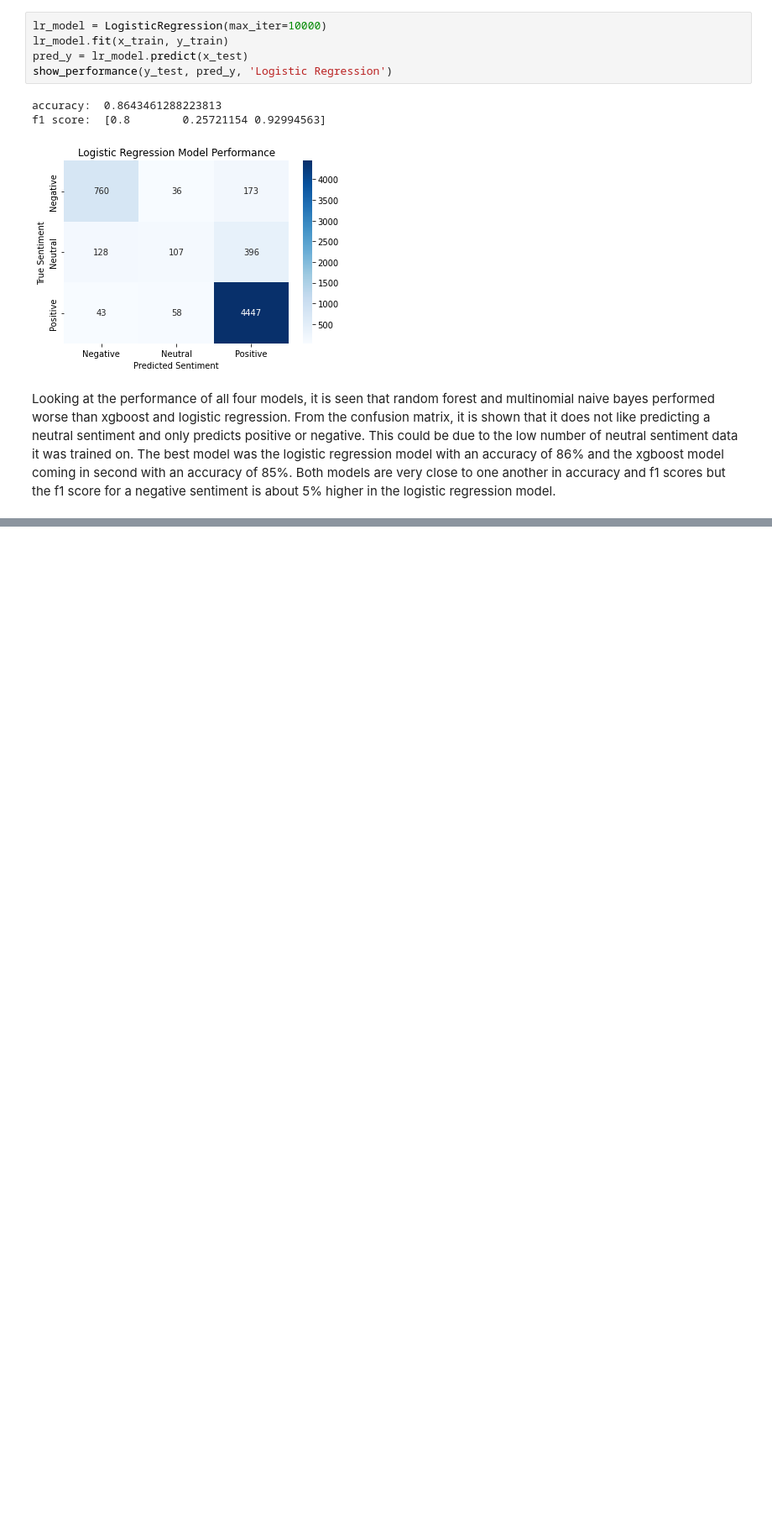
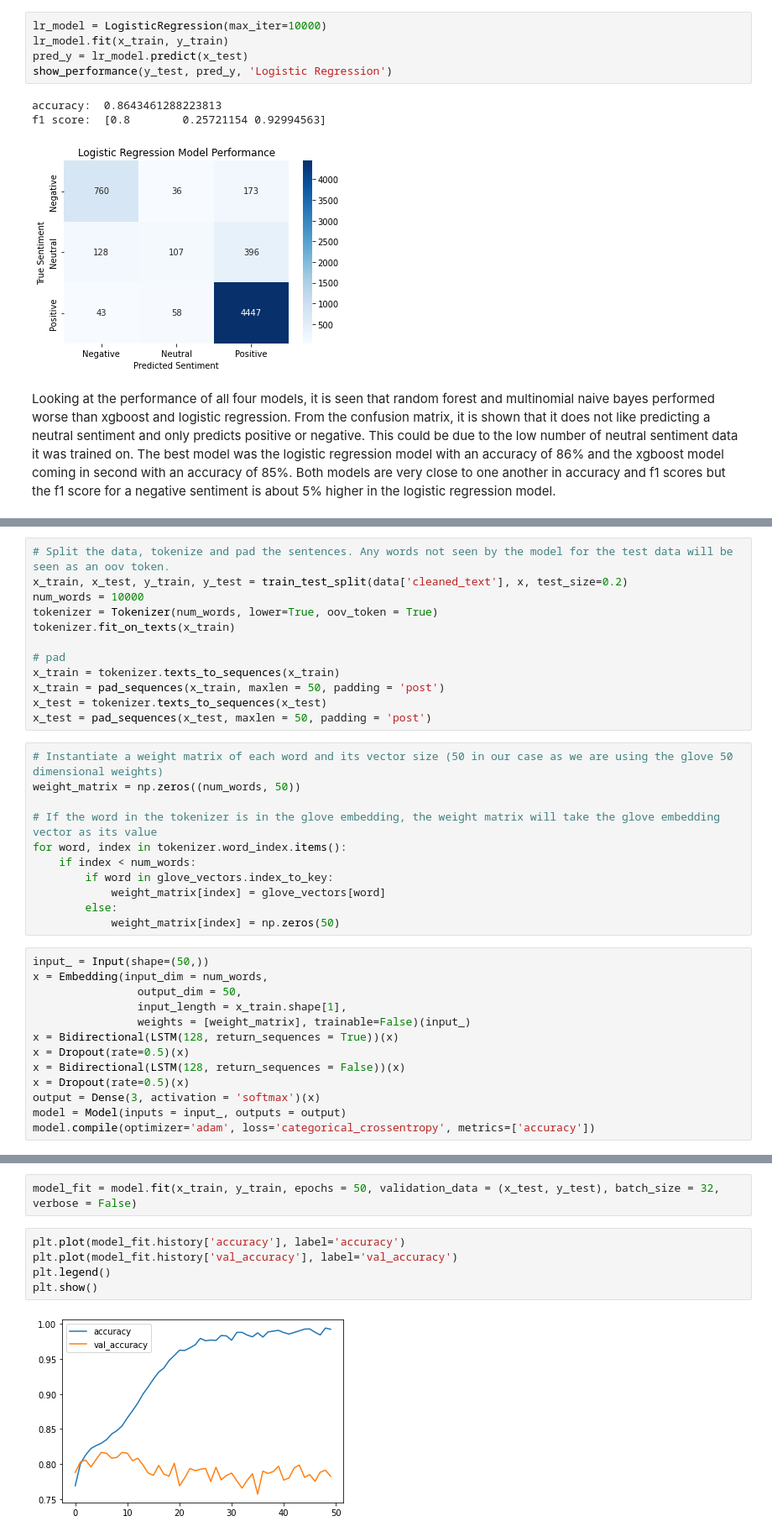
Before and after one commit to JohnathanJack/tripadvisor_reviews, a Jupyter notebook: model.ipynb, the cells around one changed output, grey strips where cells are left out. Shown: that part at 84% size. Saved outputs shown, nothing was run; the diff lists cells and outputs as text; blank space fills up the shorter version.

Commit message:
added a neural network. Still needs to be finetuned for better accuracy

```diff
--- a/model.ipynb
+++ b/model.ipynb
@@ -115,0 +142,36 @@ Looking at the performance of all four models, it is seen that random forest and
+# %%
+# Split the data, tokenize and pad the sentences. Any words not seen by the model for the test data will be seen as an oov token.
+x_train, x_test, y_train, y_test = train_test_split(data['cleaned_text'], x, test_size=0.2)
+num_words = 10000
+tokenizer = Tokenizer(num_words, lower=True, oov_token = True)
+tokenizer.fit_on_texts(x_train)
+
+# pad
+x_train = tokenizer.texts_to_sequences(x_train)
+x_train = pad_sequences(x_train, maxlen = 50, padding = 'post')
+x_test = tokenizer.texts_to_sequences(x_test)
+x_test = pad_sequences(x_test, maxlen = 50, padding = 'post')
+# %%
+# Instantiate a weight matrix of each word and its vector size (50 in our case as we are using the glove 50 dimensional weights)
+weight_matrix = np.zeros((num_words, 50))
+
+# If the word in the tokenizer is in the glove embedding, the weight matrix will take the glove embedding vector as its value
+for word, index in tokenizer.word_index.items():
+    if index < num_words:
+        if word in glove_vectors.index_to_key:
+            weight_matrix[index] = glove_vectors[word]
+        else:
+            weight_matrix[index] = np.zeros(50)
+# %%
+input_ = Input(shape=(50,))
+x = Embedding(input_dim = num_words,
+                output_dim = 50,
+                input_length = x_train.shape[1],
+                weights = [weight_matrix], trainable=False)(input_)
+x = Bidirectional(LSTM(128, return_sequences = True))(x)
+x = Dropout(rate=0.5)(x)
+x = Bidirectional(LSTM(128, return_sequences = False))(x)
+x = Dropout(rate=0.5)(x)
+output = Dense(3, activation = 'softmax')(x)
+model = Model(inputs = input_, outputs = output)
+model.compile(optimizer='adam', loss='categorical_crossentropy', metrics=['accuracy'])
@@ -115,0 +198,9 @@ Looking at the performance of all four models, it is seen that random forest and
+# %%
+model_fit = model.fit(x_train, y_train, epochs = 50, validation_data = (x_test, y_test), batch_size = 32, verbose = False)
+# %%
+plt.plot(model_fit.history['accuracy'], label='accuracy')
+plt.plot(model_fit.history['val_accuracy'], label='val_accuracy')
+plt.legend()
+plt.show()
+# %% [output]
+[figure, added]
```
Also changed, not shown: parts of 9 cells of this notebook.
